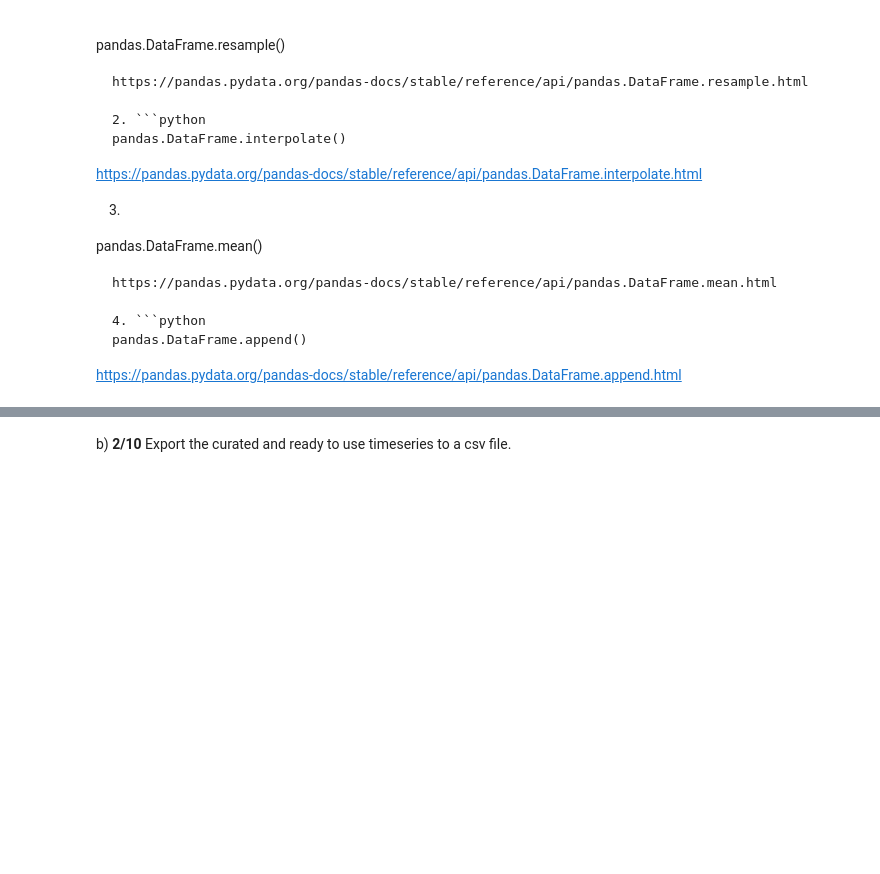
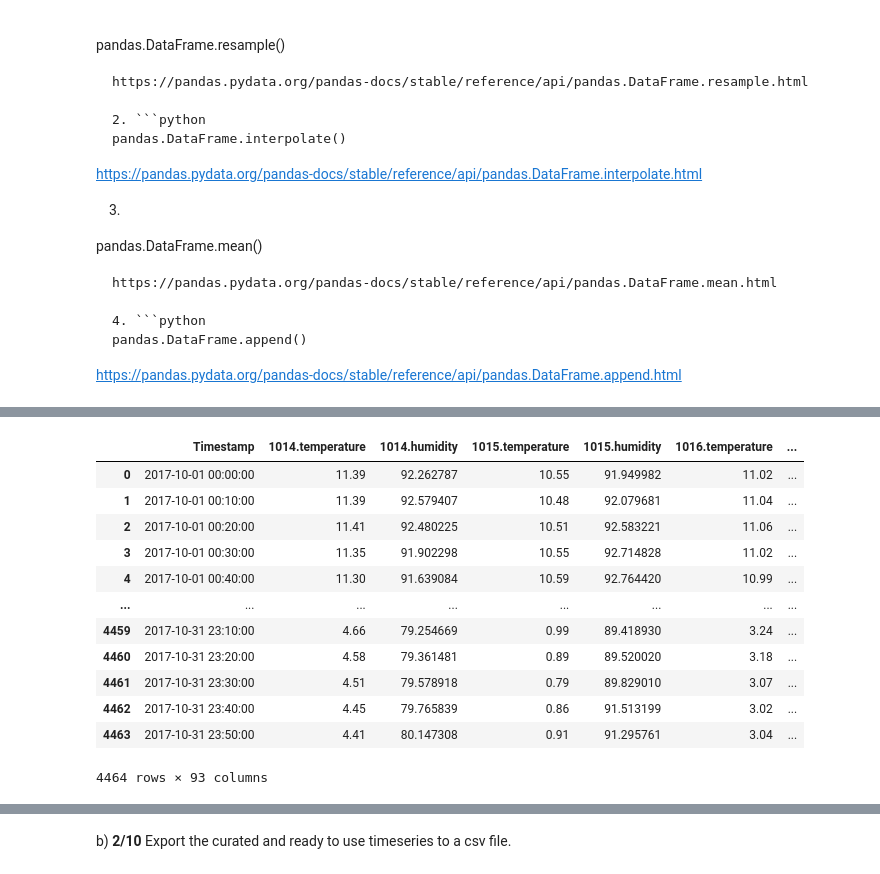
Before and after one commit to FurkanKarakas/dslab-homework-2, a Jupyter notebook: notebooks/DSLab_homework-2.ipynb, the cells around one changed output, grey strips where cells are left out. Drawn from its saved outputs; the diff is of its cells as text; code cells hidden in the pictures; blank space fills up the shorter version.

```diff
--- a/notebooks/DSLab_homework-2.ipynb
+++ b/notebooks/DSLab_homework-2.ipynb
@@ -89,0 +107,17 @@ https://pandas.pydata.org/pandas-docs/stable/reference/api/pandas.DataFrame.appe
+# %%
+temp_humid = pd.read_csv('../data/temperature_humidity.csv', sep='\t')
+temp_humid
+# %% [output]
+|  | Timestamp | 1014.temperature | 1014.humidity | 1015.temperature | 1015.humidity | 1016.temperature | ... |
+| 0 | 2017-10-01 00:00:00 | 11.39 | 92.262787 | 10.55 | 91.949982 | 11.02 | ... |
+| 1 | 2017-10-01 00:10:00 | 11.39 | 92.579407 | 10.48 | 92.079681 | 11.04 | ... |
+| 2 | 2017-10-01 00:20:00 | 11.41 | 92.480225 | 10.51 | 92.583221 | 11.06 | ... |
+| 3 | 2017-10-01 00:30:00 | 11.35 | 91.902298 | 10.55 | 92.714828 | 11.02 | ... |
+| 4 | 2017-10-01 00:40:00 | 11.30 | 91.639084 | 10.59 | 92.764420 | 10.99 | ... |
+| ... | ... | ... | ... | ... | ... | ... | ... |
+| 4459 | 2017-10-31 23:10:00 | 4.66 | 79.254669 | 0.99 | 89.418930 | 3.24 | ... |
+| 4460 | 2017-10-31 23:20:00 | 4.58 | 79.361481 | 0.89 | 89.520020 | 3.18 | ... |
+| 4461 | 2017-10-31 23:30:00 | 4.51 | 79.578918 | 0.79 | 89.829010 | 3.07 | ... |
+| 4462 | 2017-10-31 23:40:00 | 4.45 | 79.765839 | 0.86 | 91.513199 | 3.02 | ... |
+| 4463 | 2017-10-31 23:50:00 | 4.41 | 80.147308 | 0.91 | 91.295761 | 3.04 | ... |
+4464 rows × 93 columns
```
Also changed, not shown: parts of 2 cells of this notebook.
